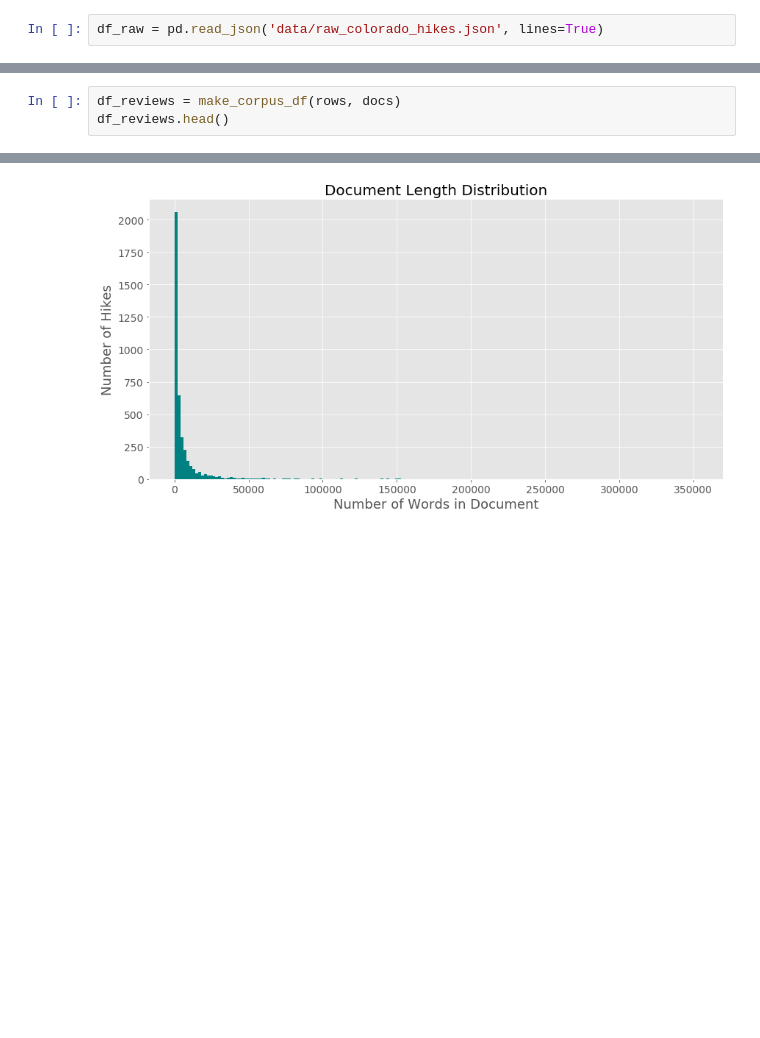
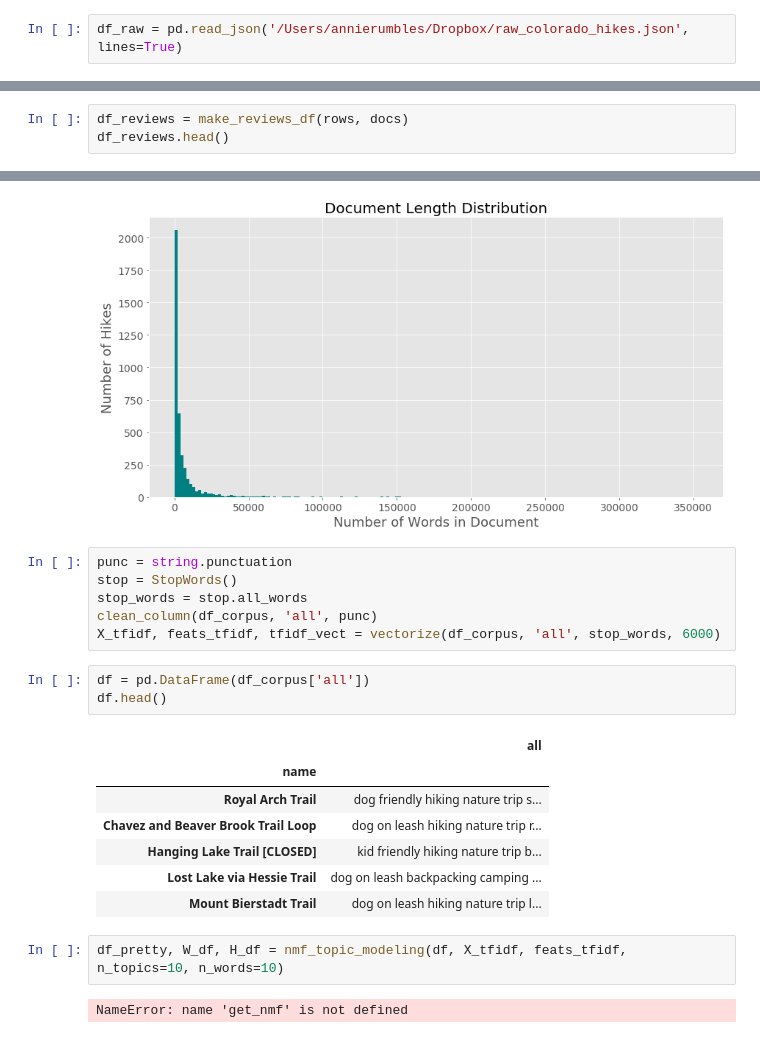
Before and after one commit to ekirken1/colorado_trail_recommender, a Jupyter notebook: notebooks/new_data.ipynb, the cells around one changed output, grey strips where cells are left out. Drawn from its saved outputs; the diff is of its cells as text; blank space fills up the shorter version.

```diff
--- a/notebooks/new_data.ipynb
+++ b/notebooks/new_data.ipynb
@@ -17,7 +17,7 @@ plt.style.use('ggplot')
 stop = StopWords()
 stop_words = stop.all_words
 # %%
-df_raw = pd.read_json('data/raw_colorado_hikes.json', lines=True)
+df_raw = pd.read_json('/Users/annierumbles/Dropbox/raw_colorado_hikes.json', lines=True)
 # %%
 df_raw.drop('_id', axis=1,inplace=True)
 # %%
@@ -50,7 +50,7 @@ for i in range(len(df_raw)):
         docs.append(document)
         rows.append(row_name)
 # %%
-df_reviews = make_corpus_df(rows, docs)
+df_reviews = make_reviews_df(rows, docs)
 df_reviews.head()
 # %% [output]
 |  | reviews |
@@ -122,3 +122,24 @@ plt.tick_params(labelsize=14)
 # plt.savefig('images/document_dist.png', dpi=80);
 # %% [output]
 [figure]
+# %%
+punc = string.punctuation
+stop = StopWords()
+stop_words = stop.all_words
+clean_column(df_corpus, 'all', punc)
+X_tfidf, feats_tfidf, tfidf_vect = vectorize(df_corpus, 'all', stop_words, 6000)
+# %%
+df = pd.DataFrame(df_corpus['all'])
+df.head()
+# %% [output]
+|  | all |
+| name |  |
+| Royal Arch Trail | dog friendly hiking nature trip s... |
+| Chavez and Beaver Brook Trail Loop | dog on leash hiking nature trip r... |
+| Hanging Lake Trail [CLOSED] | kid friendly hiking nature trip b... |
+| Lost Lake via Hessie Trail | dog on leash backpacking camping ... |
+| Mount Bierstadt Trail | dog on leash hiking nature trip l... |
+# %%
+df_pretty, W_df, H_df = nmf_topic_modeling(df, X_tfidf, feats_tfidf, n_topics=10, n_words=10)
+# %% [output]
+NameError: name 'get_nmf' is not defined
```
Also changed, not shown: parts of 1 cell of this notebook.
